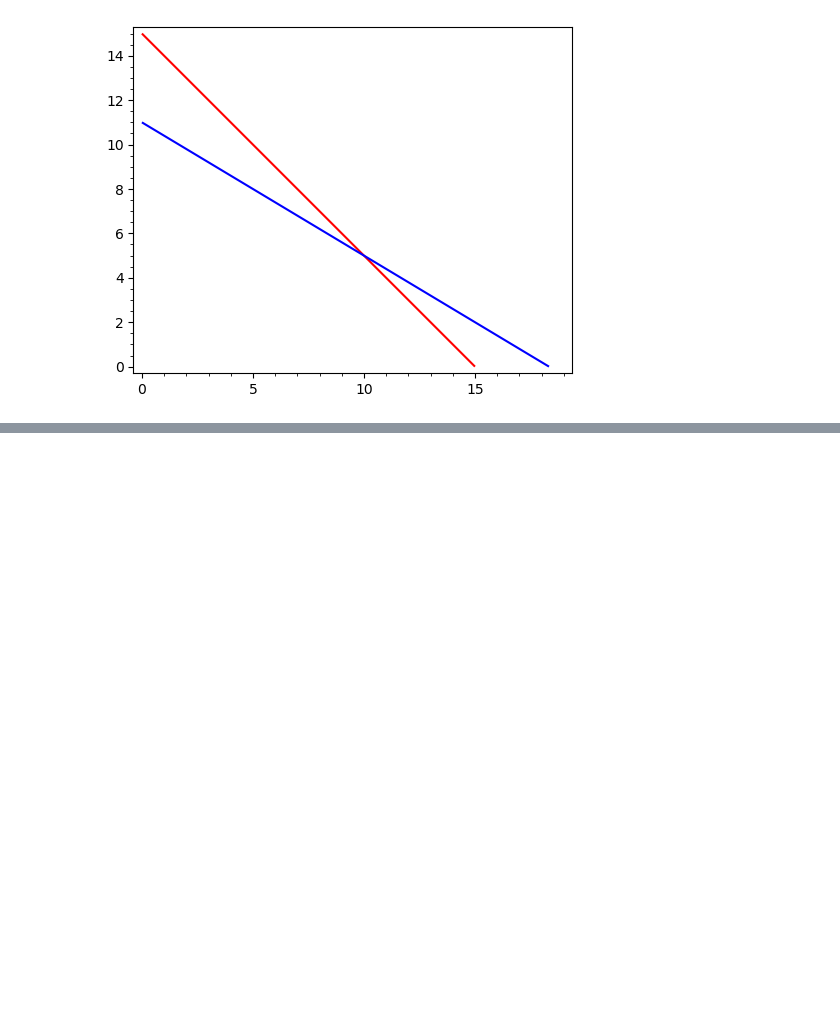
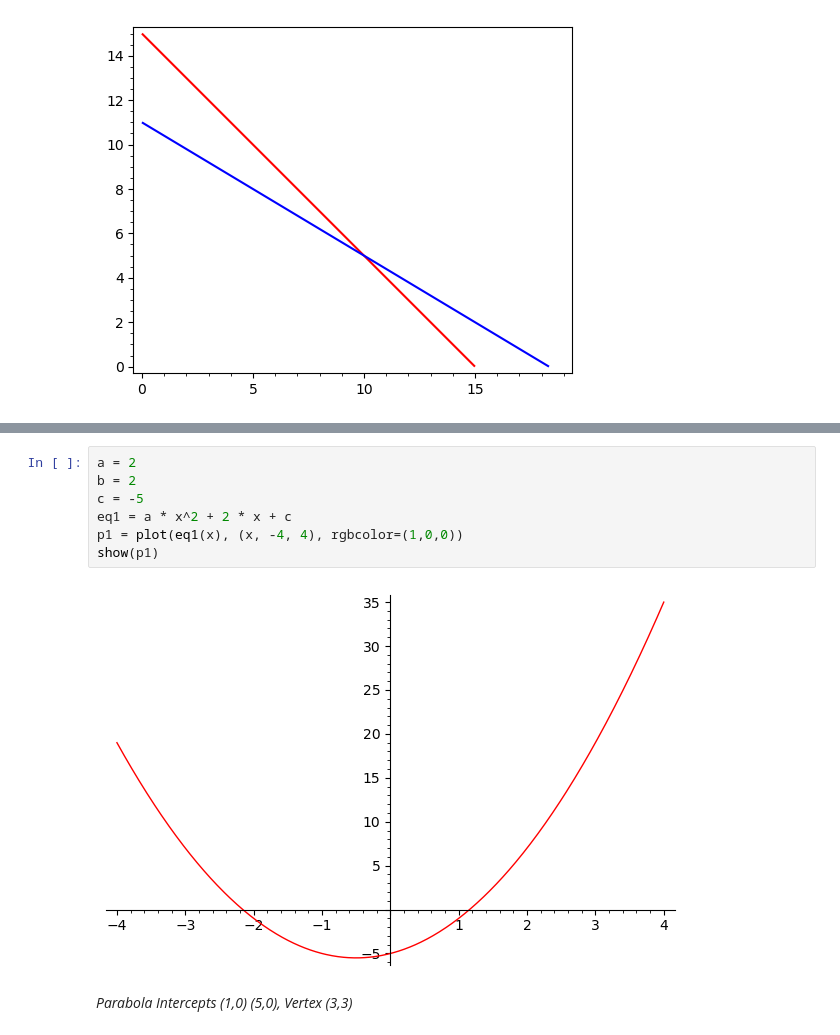
Before and after one commit to CharlesKirkSD/SageMathJupyterNotebooks, a Jupyter notebook: GameDevTV Math For Video Games.ipynb, the cells around one changed output, grey strips where cells are left out. Saved outputs shown, nothing was run; the diff lists cells and outputs as text; blank space fills up the shorter version.

```diff
--- a/GameDevTV Math For Video Games.ipynb
+++ b/GameDevTV Math For Video Games.ipynb
@@ -47,3 +48,14 @@ p2 = implicit_plot(b, (x, -5, 5), (y, 0, 6), rgbcolor=(0,0,1))
 show(p1 + p2)
 # %% [output]
 [figure]
+# %%
+a = 2
+b = 2
+c = -5
+eq1 = a * x^2 + 2 * x + c
+p1 = plot(eq1(x), (x, -4, 4), rgbcolor=(1,0,0))
+show(p1)
+# %% [output]
+[figure, added]
+# %% [markdown]
+*Parabola Intercepts (1,0) (5,0), Vertex (3,3)*
```
Also changed, not shown: parts of 11 cells of this notebook, 18 other files.
